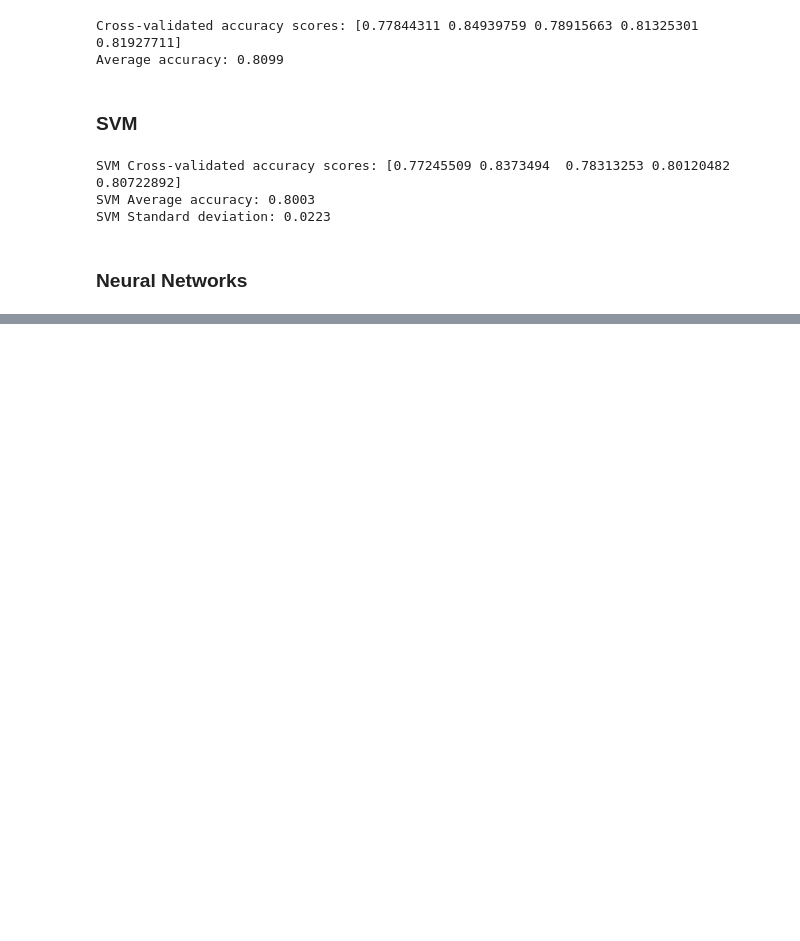
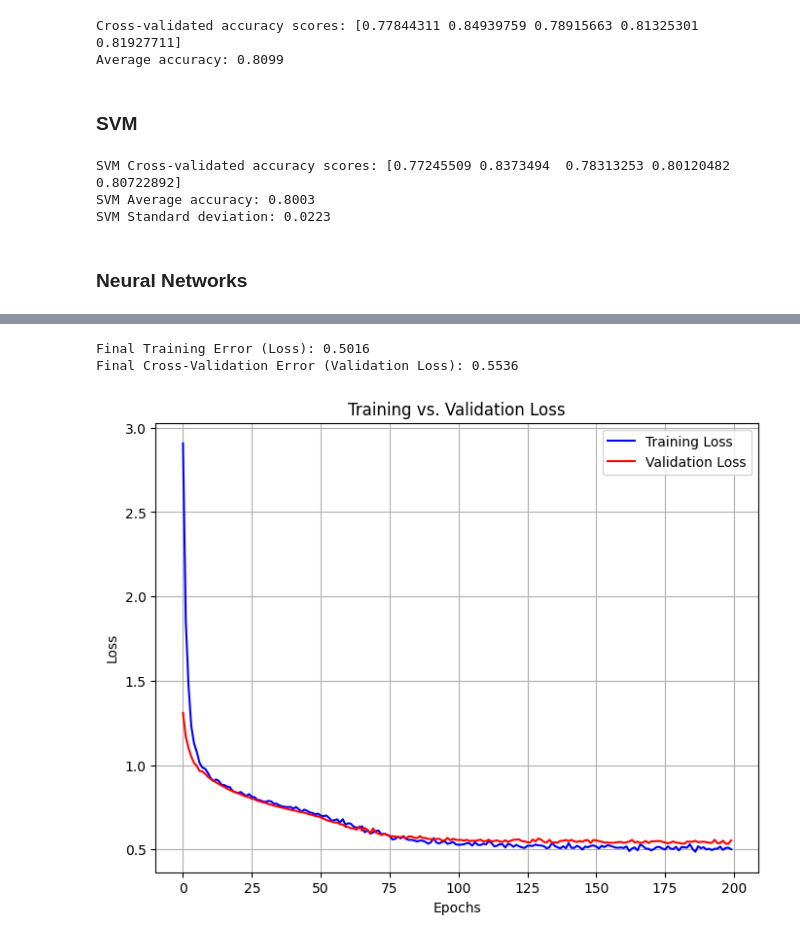
Before and after one commit to ceciliasant/AAproj1, a Jupyter notebook: proj1.ipynb, the cells around one changed output, grey strips where cells are left out. Drawn from its saved outputs; the diff is of its cells as text; code cells hidden in the pictures; blank space fills up the shorter version.

```diff
--- a/proj1.ipynb
+++ b/proj1.ipynb
@@ -431,0 +457,27 @@ Accuracy: 0.8640
+# %%
+
+train_loss = history.history['loss']
+val_loss = history.history['val_loss']
+
+
+final_train_loss = train_loss[-1]
+final_val_loss = val_loss[-1]
+
+print(f'Final Training Error (Loss): {final_train_loss:.4f}')
+print(f'Final Cross-Validation Error (Validation Loss): {final_val_loss:.4f}')
+
+
+
+plt.figure(figsize=(8, 6))
+plt.plot(train_loss, label='Training Loss', color='blue')
+plt.plot(val_loss, label='Validation Loss', color='red')
+plt.xlabel('Epochs')
+plt.ylabel('Loss')
+plt.title('Training vs. Validation Loss')
+plt.legend()
+plt.grid(True)
+plt.show()
+# %% [output]
+Final Training Error (Loss): 0.5016
+Final Cross-Validation Error (Validation Loss): 0.5536
+[figure, added]
```
Also changed, not shown: parts of 9 cells of this notebook, 51 other files.
